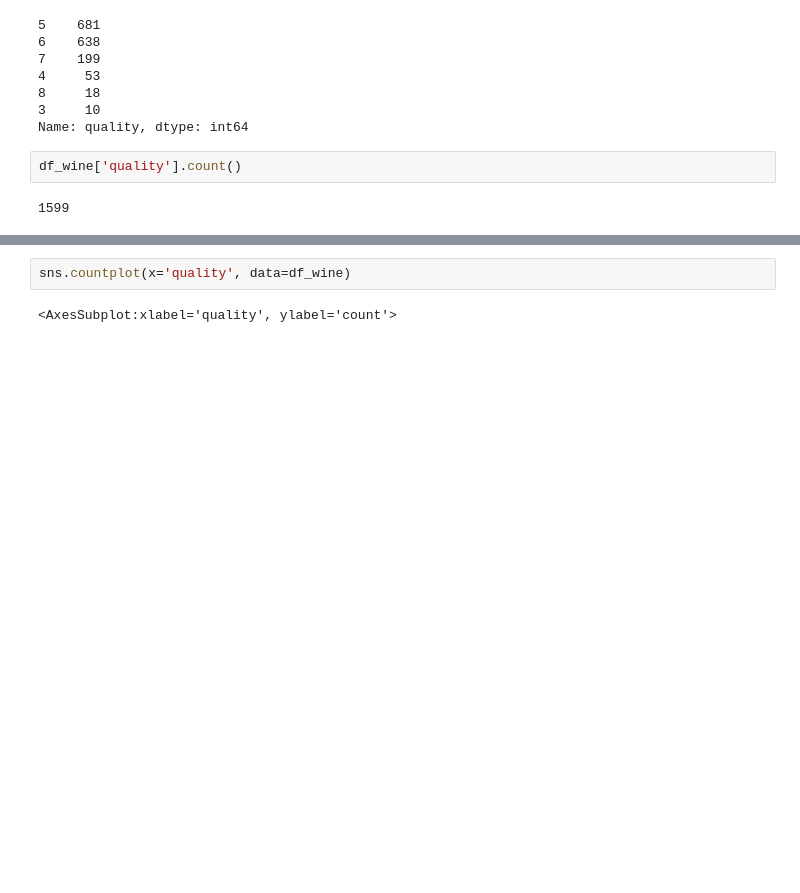
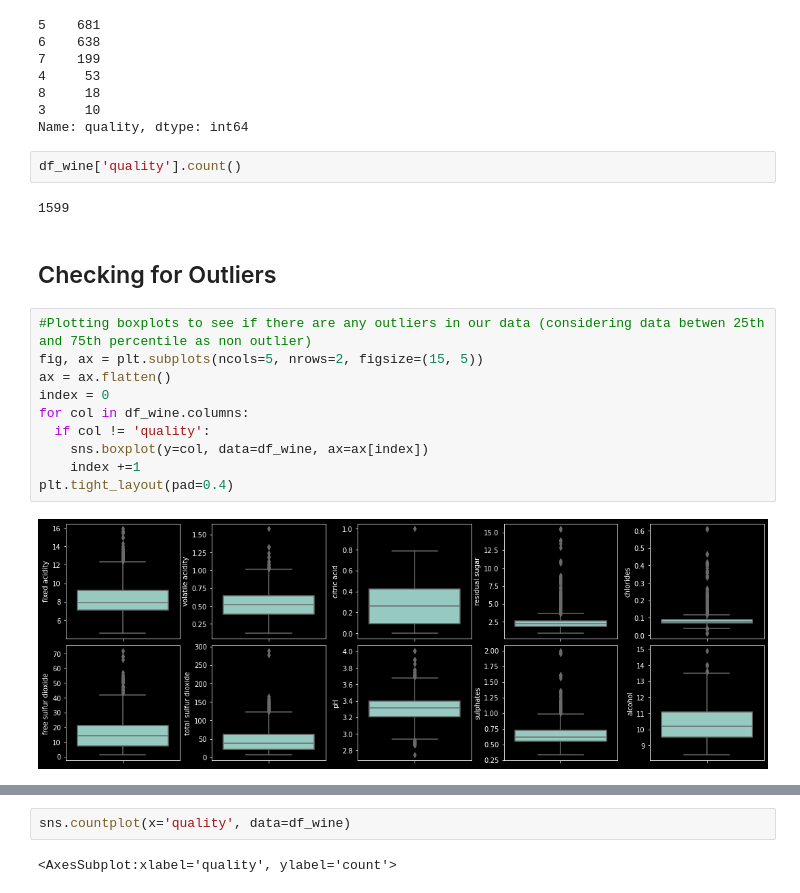
Before and after one commit to bensontjohn/ML-and-Statistics-assessment, a Jupyter notebook: scikit-learn.ipynb, the cells around one changed output, grey strips where cells are left out. Cells and saved outputs as stored; diff of their text form; blank space fills up the shorter version.

```diff
--- a/scikit-learn.ipynb
+++ b/scikit-learn.ipynb
@@ -320,3 +345,17 @@ Name: quality, dtype: int64
 df_wine['quality'].count()
 # %% [output]
 1599
+# %% [markdown]
+## Checking for Outliers
+# %%
+#Plotting boxplots to see if there are any outliers in our data (considering data betwen 25th and 75th percentile as non outlier)
+fig, ax = plt.subplots(ncols=5, nrows=2, figsize=(15, 5))
+ax = ax.flatten()
+index = 0
+for col in df_wine.columns:
+  if col != 'quality':
+    sns.boxplot(y=col, data=df_wine, ax=ax[index])
+    index +=1
+plt.tight_layout(pad=0.4)
+# %% [output]
+[figure, added]
```
Also changed, not shown: parts of 14 cells of this notebook.
